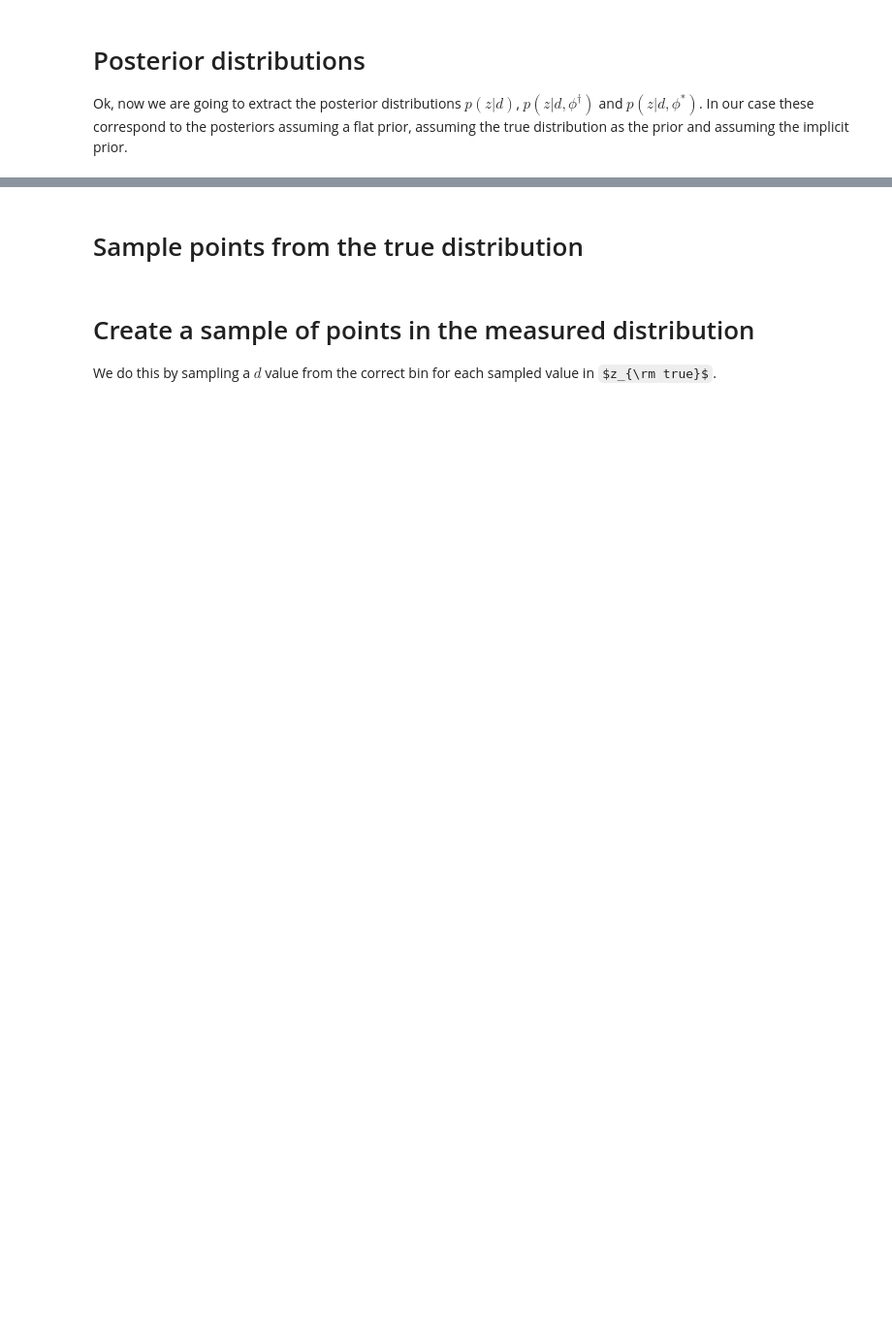
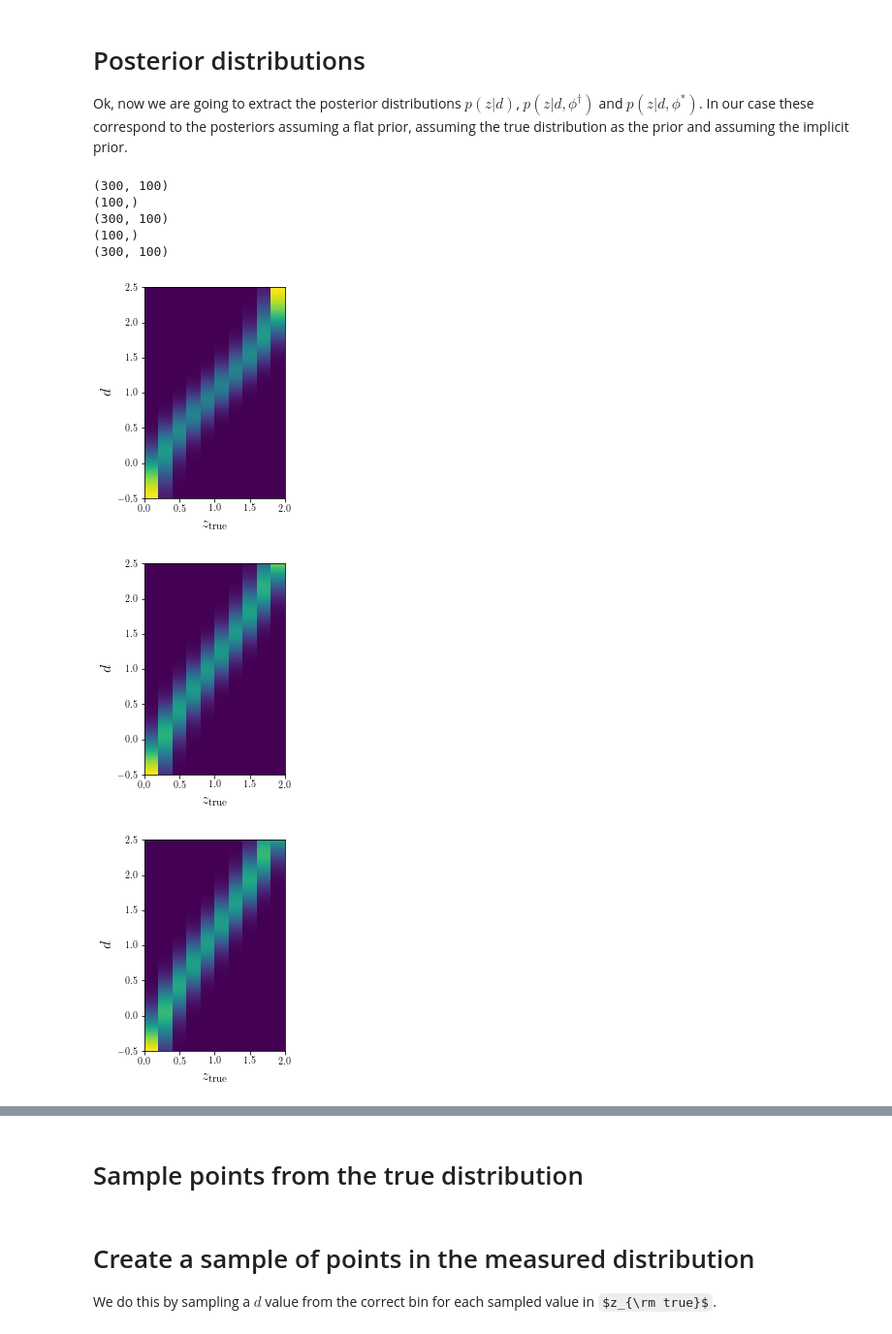
Before and after one commit to LSSTDESC/qit, a Jupyter notebook: nb/qit_binned.ipynb, the cells around one changed output, grey strips where cells are left out. Shown: that part at 97% size. Cells and saved outputs as stored; diff of their text form; code cells hidden in the pictures; some formulas as TeX source; blank space fills up the shorter version.

```diff
--- a/nb/qit_binned.ipynb
+++ b/nb/qit_binned.ipynb
@@ -59,27 +65,37 @@ pl_like = qit.plotting.plot_2d_like(p_grid.T, **plot_kwds)
 # %%
 like_estim = qit.Estimator([z_bins], likelihood)
-flat_post = like_estim.flat_posterior(grid_edge)
+flat_post = like_estim.flat_posterior(z_obs_edge)
 # %% [markdown]
 # Posterior distributions
 
 Ok, now we are going to extract the posterior distributions $p(z|d)$, $p(z|d,\phi^{\dagger})$ and $p(z|d,\phi^{*})$.  In our case these correspond to the posteriors assuming a flat prior, assuming the true distribution as the prior and assuming the implicit prior.
 # %%
 # Let's flip around the likelihood
-z_grid = np.linspace(Z_TRUE_MIN, Z_TRUE_MAX, 101)
+z_grid_edge = np.linspace(Z_TRUE_MIN, Z_TRUE_MAX, 101)
+z_grid = 0.5*(z_grid_edge[1:] + z_grid_edge[0:-1])
 #z_grid = z_centers
 #flat_post = qp.Ensemble(qp.stats.hist, data=dict(bins=z_bins, pdfs=p_grid.T))
 
 post_grid = flat_post.get_posterior_grid(z_grid)
 est_grid = flat_post.get_posterior_grid(z_grid, implicit_prior)
 true_grid = flat_post.get_posterior_grid(z_grid, true_dist)
 
 #post_grid = qp.like_funcs.get_posterior_grid(flat_post, z_grid)
 #est_grid = qp.like_funcs.get_posterior_grid(flat_post, z_grid, implicit_prior)
 #true_grid = qp.like_funcs.get_posterior_grid(flat_post, z_grid, true_dist)
 
 pl_post = qit.plotting.plot_2d_like(post_grid, **plot_kwds)
 pl_est = qit.plotting.plot_2d_like(est_grid, **plot_kwds)
 pl_true = qit.plotting.plot_2d_like(true_grid, **plot_kwds)
+# %% [output]
+(300, 100)
+(100,)
+(300, 100)
+(100,)
+(300, 100)
+[figure, added]
+[figure, added]
+[figure, added]
 # %%
 # Now let's sample points in true z
 N_SAMPLES = 10000
```
Also changed, not shown: parts of 23 cells of this notebook, 3 other files.
